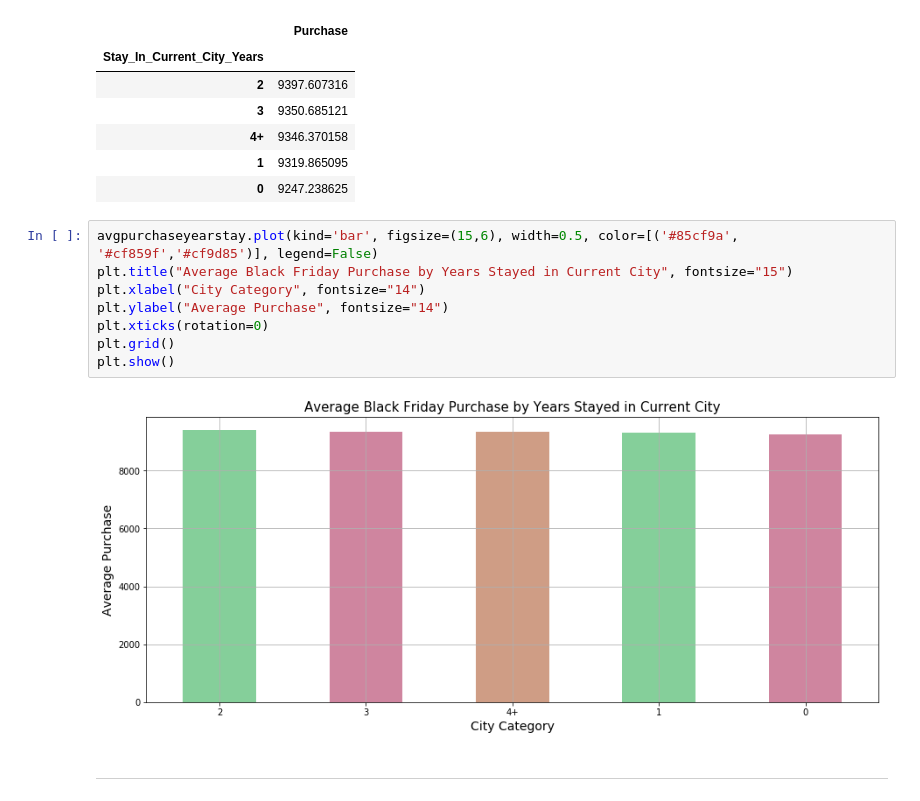
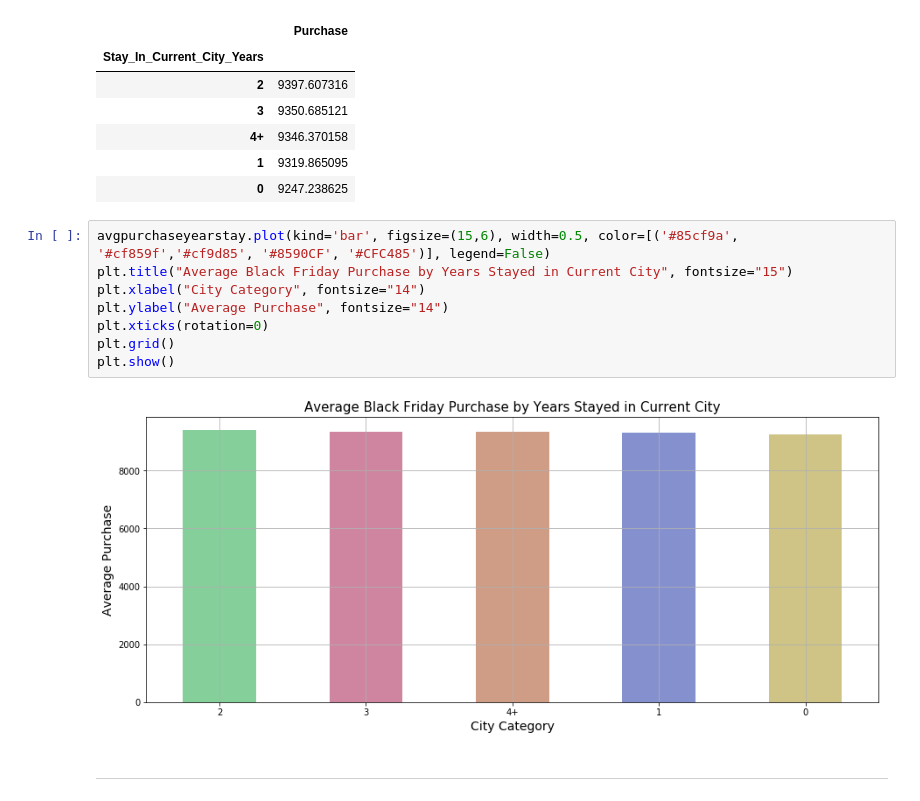
Before and after one commit to pinkdragon1000/Black-Friday-Project, a Jupyter notebook: Black Friday Analysis.ipynb, the cells around one changed output. Drawn from its saved outputs; the diff is of its cells as text.

Commit message:
Changing colors

```diff
--- a/Black Friday Analysis.ipynb
+++ b/Black Friday Analysis.ipynb
@@ -501,15 +501,15 @@ avgpurchaseyearstay
 | 1 | 9319.865095 |
 | 0 | 9247.238625 |
 # %%
-avgpurchaseyearstay.plot(kind='bar', figsize=(15,6), width=0.5, color=[('#85cf9a', '#cf859f','#cf9d85')], legend=False)
+avgpurchaseyearstay.plot(kind='bar', figsize=(15,6), width=0.5, color=[('#85cf9a', '#cf859f','#cf9d85', '#8590CF', '#CFC485')], legend=False)
 plt.title("Average Black Friday Purchase by Years Stayed in Current City", fontsize="15")
 plt.xlabel("City Category", fontsize="14")
 plt.ylabel("Average Purchase", fontsize="14")
 plt.xticks(rotation=0)
 plt.grid()
 plt.show()
 # %% [output]
-[figure, old version]
+[figure, new version]
 # %% [markdown]
 <hr>
 # %% [markdown]
```
Also changed, not shown: parts of 8 cells of this notebook.
